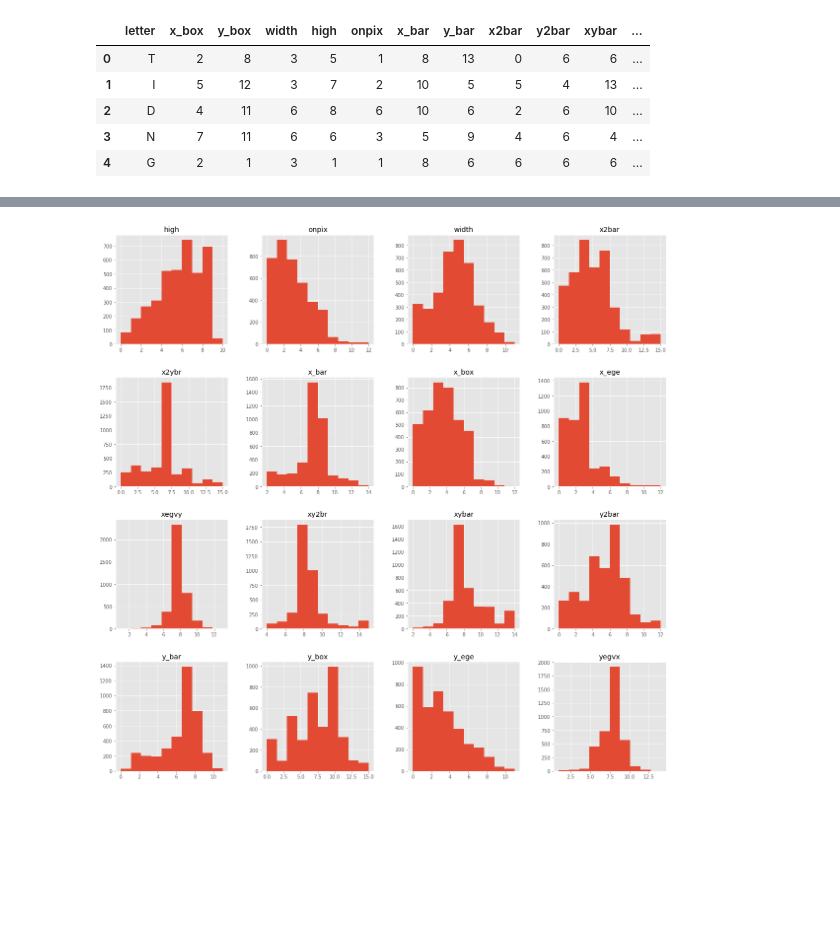
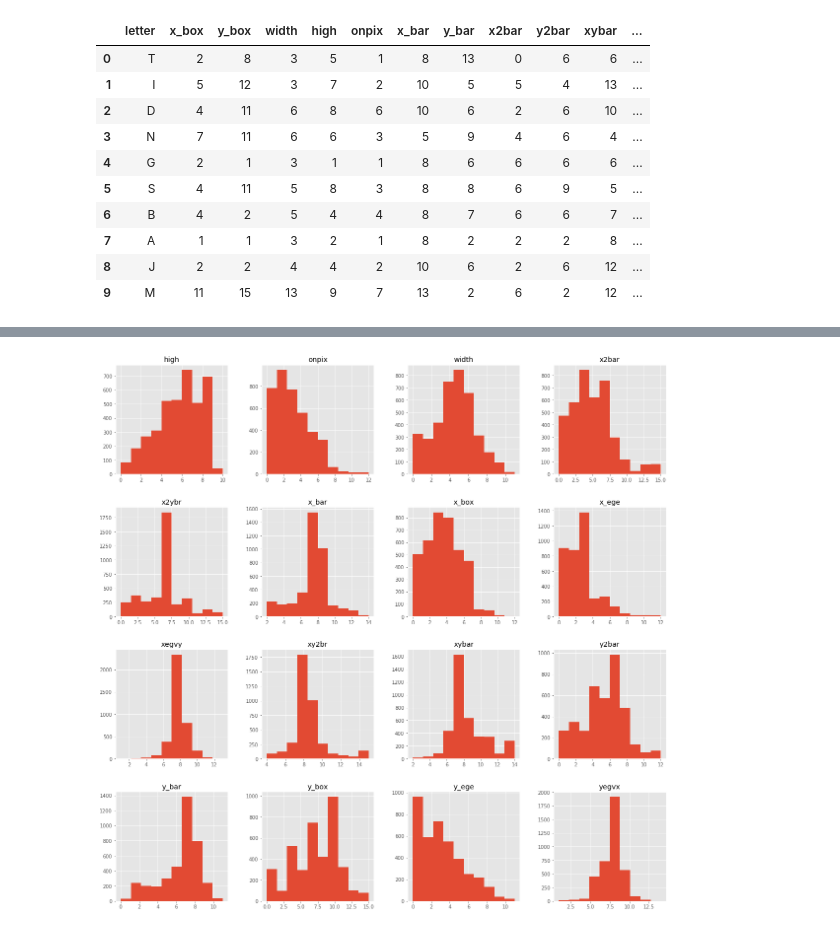
Before and after one commit to dkohkemper/pattern_recognition, a Jupyter notebook: proyecto_final/proyecto_final.ipynb, the cells around one changed output, grey strips where cells are left out. Drawn from its saved outputs; the diff is of its cells as text; code cells hidden in the pictures; blank space fills up the shorter version.

```diff
--- a/proyecto_final/proyecto_final.ipynb
+++ b/proyecto_final/proyecto_final.ipynb
@@ -3,32 +81,36 @@
 import pandas as pd
 import numpy as np
 import matplotlib.pyplot as plt
 
 # Se apagan los warnings para evitar las alertas de posibles cambios de versión en Python3
 import warnings
 warnings.filterwarnings('ignore', category=UserWarning, append=True)
 
 # URL address of data set
 url = "https://archive.ics.uci.edu/ml/machine-learning-databases/letter-recognition/letter-recognition.data"
 
 # Define header of dataset, obtain this information from dataset information
 header = ['letter', 'x_box', 'y_box', 'width','high','onpix','x_bar','y_bar','x2bar','y2bar','xybar','x2ybr','xy2br','x_ege','xegvy','y_ege', 'yegvx']
 
 # load dataset as csv file
-#df = pd.read_csv(url, names=header)
 df = pd.read_csv("data/letter_recognition.data",header=None,names=header)
 
 # if dataset has '?' in it, convert these into NaN
 df = df.replace('?', np.nan)
 # drop the NaN
 df = df.dropna(axis=0, how="any")
 
 # Print some values of the data set
-df.head(5)
+df.head(10)
 # %% [output]
 |  | letter | x_box | y_box | width | high | onpix | x_bar | y_bar | x2bar | y2bar | xybar | ... |
 | 0 | T | 2 | 8 | 3 | 5 | 1 | 8 | 13 | 0 | 6 | 6 | ... |
 | 1 | I | 5 | 12 | 3 | 7 | 2 | 10 | 5 | 5 | 4 | 13 | ... |
 | 2 | D | 4 | 11 | 6 | 8 | 6 | 10 | 6 | 2 | 6 | 10 | ... |
 | 3 | N | 7 | 11 | 6 | 6 | 3 | 5 | 9 | 4 | 6 | 4 | ... |
 | 4 | G | 2 | 1 | 3 | 1 | 1 | 8 | 6 | 6 | 6 | 6 | ... |
+| 5 | S | 4 | 11 | 5 | 8 | 3 | 8 | 8 | 6 | 9 | 5 | ... |
+| 6 | B | 4 | 2 | 5 | 4 | 4 | 8 | 7 | 6 | 6 | 7 | ... |
+| 7 | A | 1 | 1 | 3 | 2 | 1 | 8 | 2 | 2 | 2 | 8 | ... |
+| 8 | J | 2 | 2 | 4 | 4 | 2 | 10 | 6 | 2 | 6 | 12 | ... |
+| 9 | M | 11 | 15 | 13 | 9 | 7 | 13 | 2 | 6 | 2 | 12 | ... |
```
Also changed, not shown: parts of 27 cells of this notebook, 1 other file.
